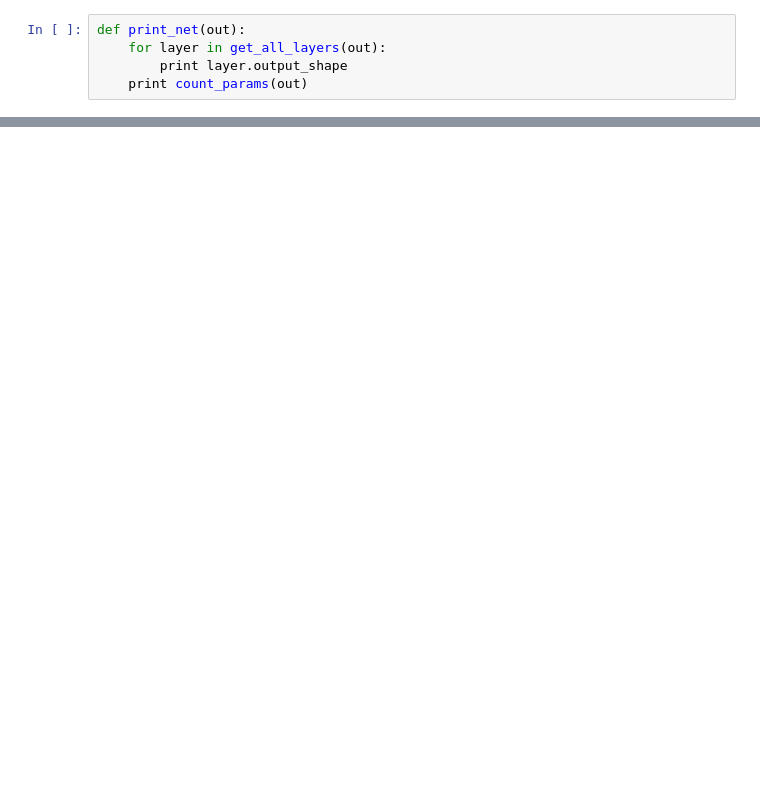
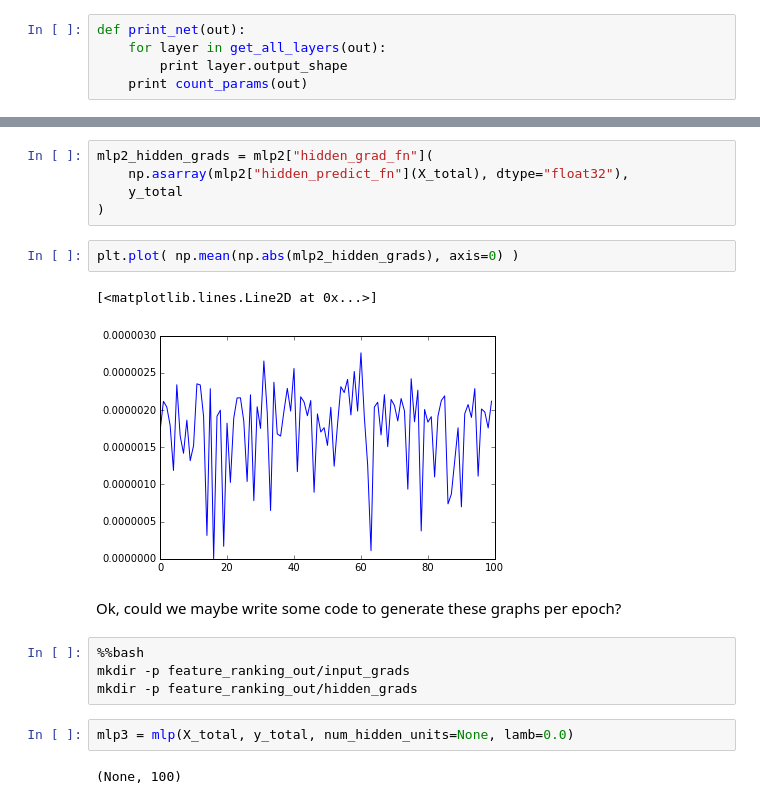
Before and after one commit to christopher-beckham/msc, a Jupyter notebook: notebooks/autoencoders_for_feature_rankings.ipynb, the cells around one changed output, grey strips where cells are left out. Saved outputs shown, nothing was run; the diff lists cells and outputs as text; blank space fills up the shorter version.

Commit message:
More work on feature ranking

```diff
--- a/notebooks/autoencoders_for_feature_rankings.ipynb
+++ b/notebooks/autoencoders_for_feature_rankings.ipynb
@@ -152,0 +201,20 @@ plt.plot( np.mean(np.abs(grads_for_xt9),axis=0).flatten() )
+# %%
+mlp2_hidden_grads = mlp2["hidden_grad_fn"](
+    np.asarray(mlp2["hidden_predict_fn"](X_total), dtype="float32"),
+    y_total
+)
+# %%
+plt.plot( np.mean(np.abs(mlp2_hidden_grads), axis=0) )
+# %% [output]
+[<matplotlib.lines.Line2D at 0x...>]
+[figure, added]
+# %% [markdown]
+Ok, could we maybe write some code to generate these graphs per epoch?
+# %%
+%%bash
+mkdir -p feature_ranking_out/input_grads
+mkdir -p feature_ranking_out/hidden_grads
+# %%
+mlp3 = mlp(X_total, y_total, num_hidden_units=None, lamb=0.0)
+# %% [output]
+(None, 100)
```
Also changed, not shown: parts of 43 cells of this notebook, 1 other file.
